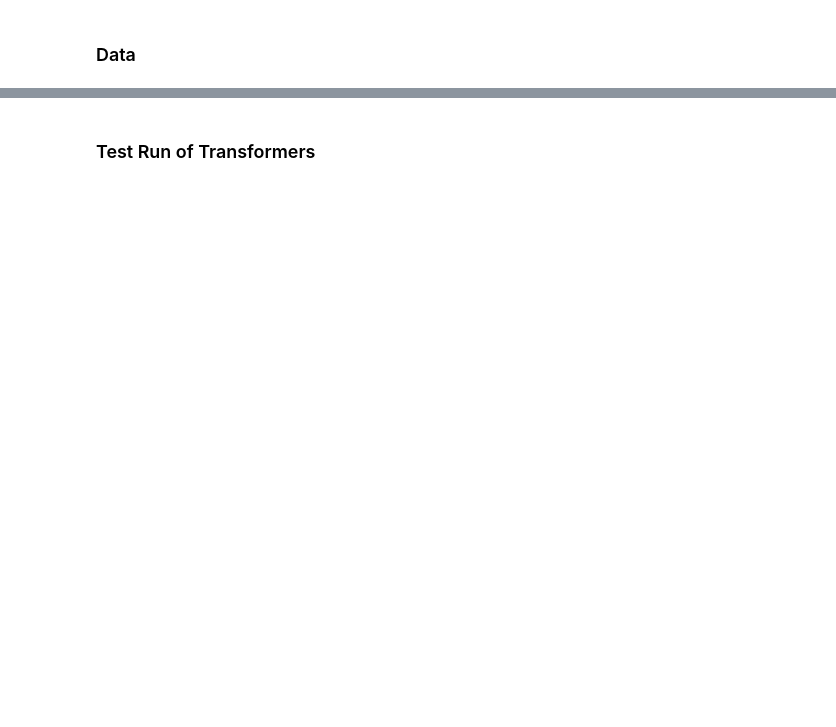
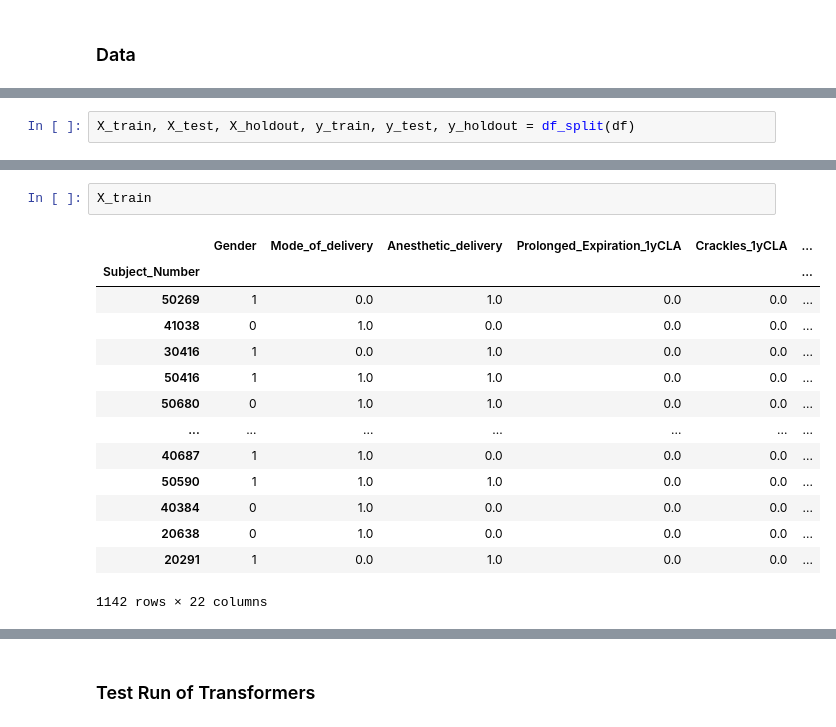
Before and after one commit to PingHe-Stan/Sickkids_ML, a Jupyter notebook: notebooks/CHILD_ml_pipeline.ipynb, the cells around one changed output, grey strips where cells are left out. Saved outputs shown, nothing was run; the diff lists cells and outputs as text; blank space fills up the shorter version.

```diff
--- a/notebooks/CHILD_ml_pipeline.ipynb
+++ b/notebooks/CHILD_ml_pipeline.ipynb
@@ -328,0 +300,2 @@ array([[ 0.38230575, -0.76534893,  1.05611323, -0.01656123,  0.20026577,
+# %%
+X_train, X_test, X_holdout, y_train, y_test, y_holdout = df_split(df)
@@ -328,0 +304,17 @@ array([[ 0.38230575, -0.76534893,  1.05611323, -0.01656123,  0.20026577,
+# %%
+X_train
+# %% [output]
+|  | Gender | Mode_of_delivery | Anesthetic_delivery | Prolonged_Expiration_1yCLA | Crackles_1yCLA | ... |
+| Subject_Number |  |  |  |  |  | ... |
+| 50269 | 1 | 0.0 | 1.0 | 0.0 | 0.0 | ... |
+| 41038 | 0 | 1.0 | 0.0 | 0.0 | 0.0 | ... |
+| 30416 | 1 | 0.0 | 1.0 | 0.0 | 0.0 | ... |
+| 50416 | 1 | 1.0 | 1.0 | 0.0 | 0.0 | ... |
+| 50680 | 0 | 1.0 | 1.0 | 0.0 | 0.0 | ... |
+| ... | ... | ... | ... | ... | ... | ... |
+| 40687 | 1 | 1.0 | 0.0 | 0.0 | 0.0 | ... |
+| 50590 | 1 | 1.0 | 1.0 | 0.0 | 0.0 | ... |
+| 40384 | 0 | 1.0 | 0.0 | 0.0 | 0.0 | ... |
+| 20638 | 0 | 1.0 | 0.0 | 0.0 | 0.0 | ... |
+| 20291 | 1 | 0.0 | 1.0 | 0.0 | 0.0 | ... |
+1142 rows × 22 columns
```
Also changed, not shown: parts of 79 cells of this notebook, 1 other file.
